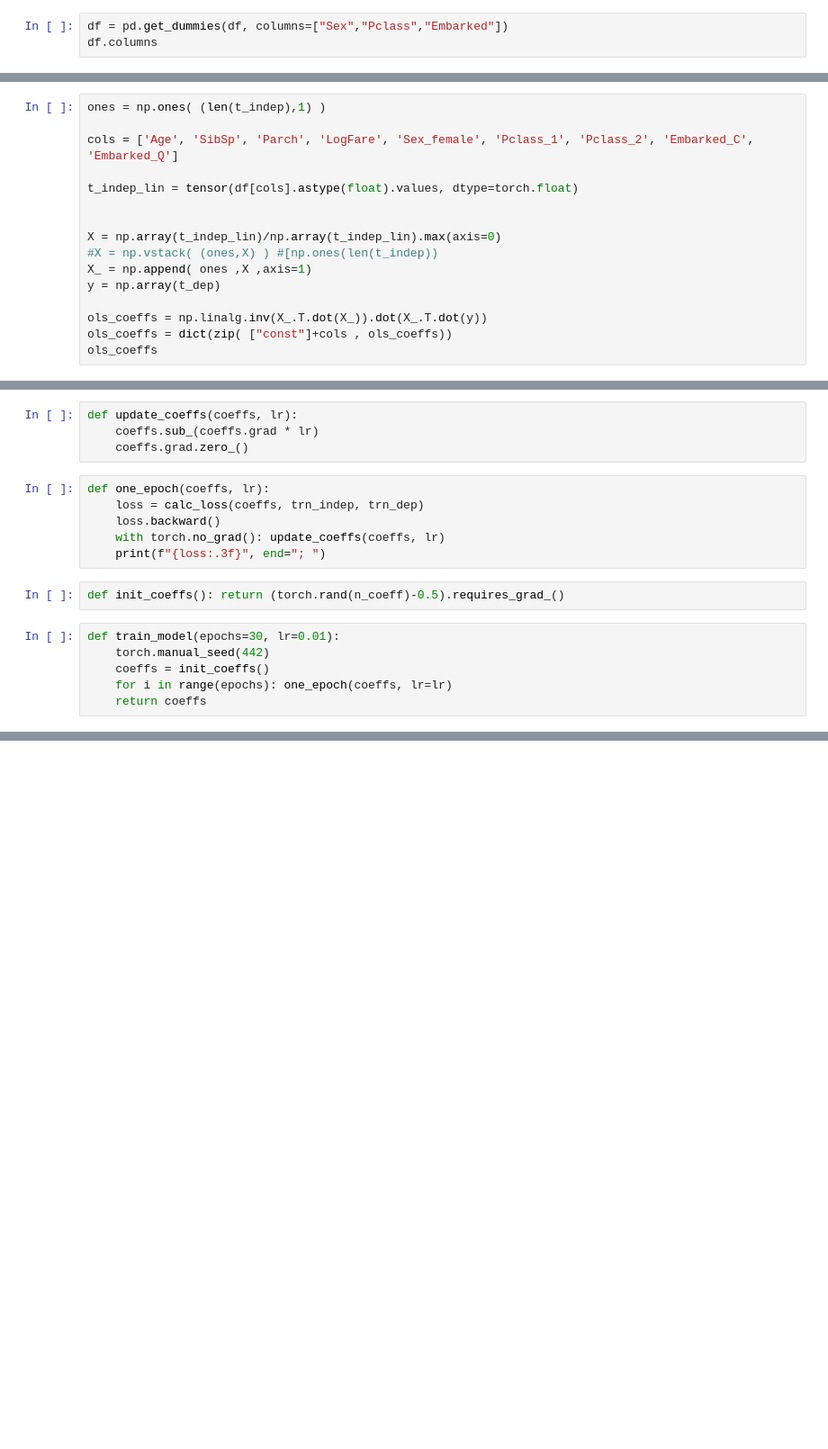
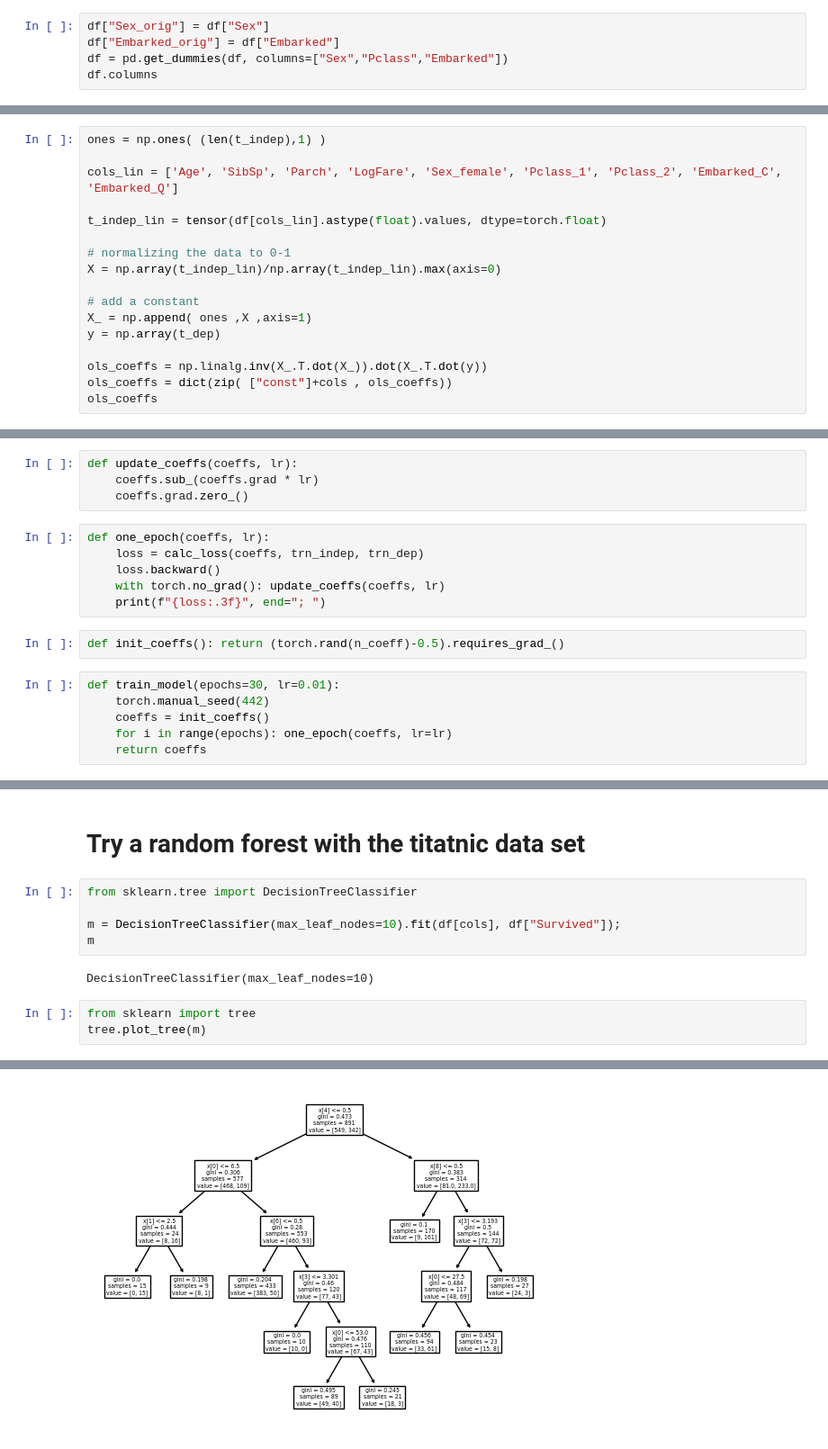
Before and after one commit to georghoeller/fastbook, a Jupyter notebook: my-stuff/lesson4-titanic-nn/ch9-titanic-nn.ipynb, the cells around one changed output, grey strips where cells are left out. Shown at 90% size. Drawn from its saved outputs; the diff is of its cells as text; blank space fills up the shorter version.

Commit message:
try out a random forest

```diff
--- a/my-stuff/lesson4-titanic-nn/ch9-titanic-nn.ipynb
+++ b/my-stuff/lesson4-titanic-nn/ch9-titanic-nn.ipynb
@@ -14,5 +56,7 @@ df.isna().sum()
 # log of fare
 df['LogFare'] = np.log(df['Fare']+1)
 # %%
+df["Sex_orig"] = df["Sex"]
+df["Embarked_orig"] = df["Embarked"]
 df = pd.get_dummies(df, columns=["Sex","Pclass","Embarked"])
 df.columns
@@ -42,13 +107,14 @@ $
 # %%
 ones = np.ones( (len(t_indep),1) )
 
-cols = ['Age', 'SibSp', 'Parch', 'LogFare', 'Sex_female', 'Pclass_1', 'Pclass_2', 'Embarked_C', 'Embarked_Q']
+cols_lin = ['Age', 'SibSp', 'Parch', 'LogFare', 'Sex_female', 'Pclass_1', 'Pclass_2', 'Embarked_C', 'Embarked_Q']
 
-t_indep_lin = tensor(df[cols].astype(float).values, dtype=torch.float)
+t_indep_lin = tensor(df[cols_lin].astype(float).values, dtype=torch.float)
 
+# normalizing the data to 0-1
+X = np.array(t_indep_lin)/np.array(t_indep_lin).max(axis=0)
 
-X = np.array(t_indep_lin)/np.array(t_indep_lin).max(axis=0)
-#X = np.vstack( (ones,X) ) #[np.ones(len(t_indep))
+# add a constant
 X_ = np.append( ones ,X ,axis=1)
 y = np.array(t_dep)
 
@@ -140,0 +313,13 @@ sk_coeffs
+# %% [markdown]
+# Try a random forest with the titatnic data set
+# %%
+from sklearn.tree import DecisionTreeClassifier
+
+m = DecisionTreeClassifier(max_leaf_nodes=10).fit(df[cols], df["Survived"]);
+m
+# %% [output]
+DecisionTreeClassifier(max_leaf_nodes=10)
+# %%
+from sklearn import tree
+tree.plot_tree(m)
+# %% [output]
@@ -140,0 +345 @@ sk_coeffs
+[figure, added]
```
Also changed, not shown: parts of 27 cells of this notebook.
